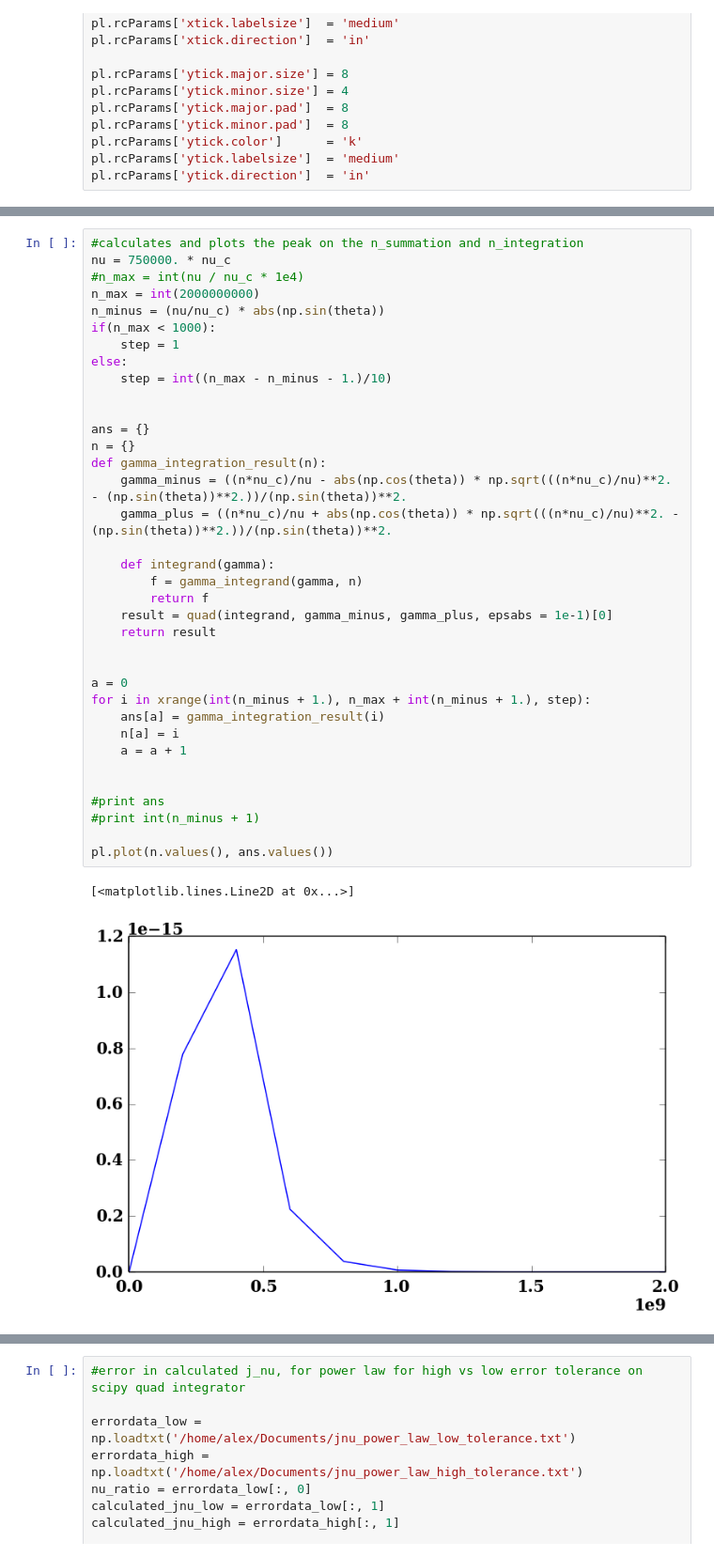
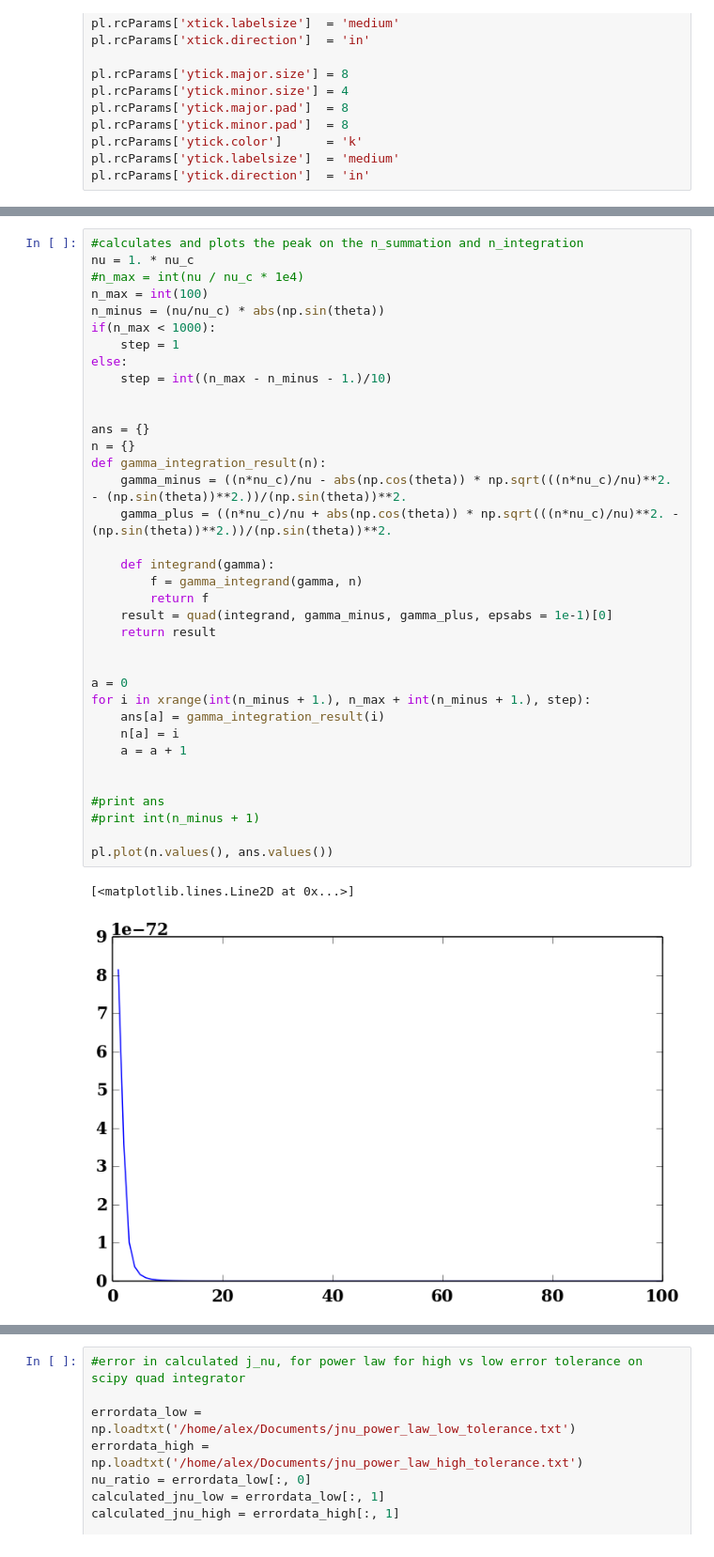
Before and after one commit to aapandy2/kappa_distributions, a Jupyter notebook: jnu_calculator_power_law.ipynb, the cells around one changed output, grey strips where cells are left out. Shown at 94% size. Drawn from its saved outputs; the diff is of its cells as text.

```diff
--- a/jnu_calculator_power_law.ipynb
+++ b/jnu_calculator_power_law.ipynb
@@ -163,42 +166,42 @@ n_summation(n_max)
 # %%
 #calculates and plots the peak on the n_summation and n_integration
-nu = 750000. * nu_c
+nu = 1. * nu_c
 #n_max = int(nu / nu_c * 1e4)
-n_max = int(2000000000)
+n_max = int(100)
 n_minus = (nu/nu_c) * abs(np.sin(theta))
 if(n_max < 1000):
     step = 1
 else:
     step = int((n_max - n_minus - 1.)/10)
 
 
 ans = {}
 n = {}
 def gamma_integration_result(n):
     gamma_minus = ((n*nu_c)/nu - abs(np.cos(theta)) * np.sqrt(((n*nu_c)/nu)**2. - (np.sin(theta))**2.))/(np.sin(theta))**2.
     gamma_plus = ((n*nu_c)/nu + abs(np.cos(theta)) * np.sqrt(((n*nu_c)/nu)**2. - (np.sin(theta))**2.))/(np.sin(theta))**2.
 
     def integrand(gamma):
         f = gamma_integrand(gamma, n)
         return f
     result = quad(integrand, gamma_minus, gamma_plus, epsabs = 1e-1)[0]
     return result
 
 
 a = 0
 for i in xrange(int(n_minus + 1.), n_max + int(n_minus + 1.), step):
     ans[a] = gamma_integration_result(i)
     n[a] = i
     a = a + 1
 
 
 #print ans
 #print int(n_minus + 1)
 
 pl.plot(n.values(), ans.values())
 # %% [output]
 [<matplotlib.lines.Line2D at 0x...>]
-[figure, old version]
+[figure, new version]
 # %%
 #plotting power law j_nu with high and low error tolerance on scipy quad integrator
 #plot shown (not commented out) has low error tolerance (epsabs = 1e-12)
```
Also changed, not shown: parts of 4 cells of this notebook, 4 other files.
